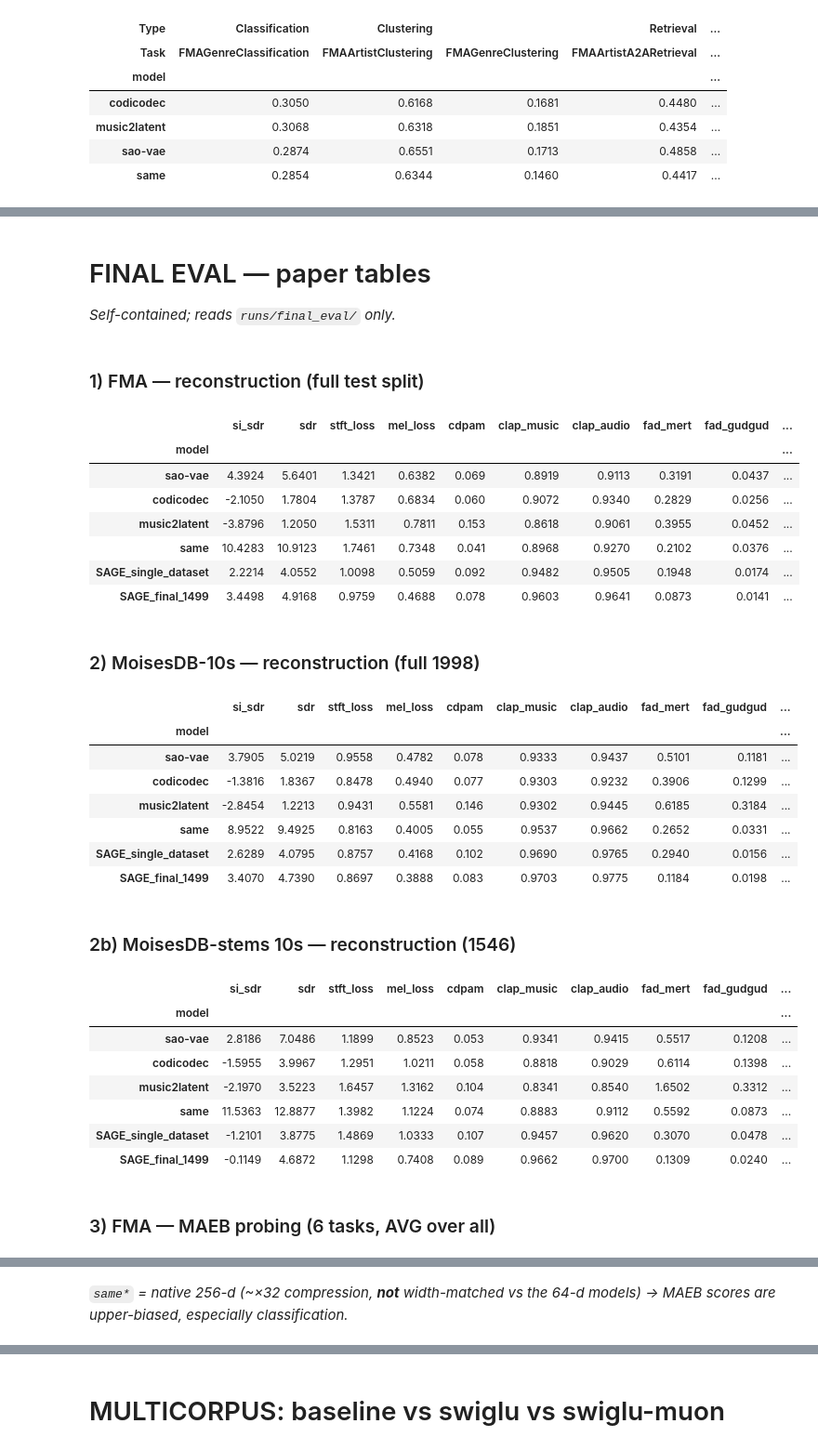
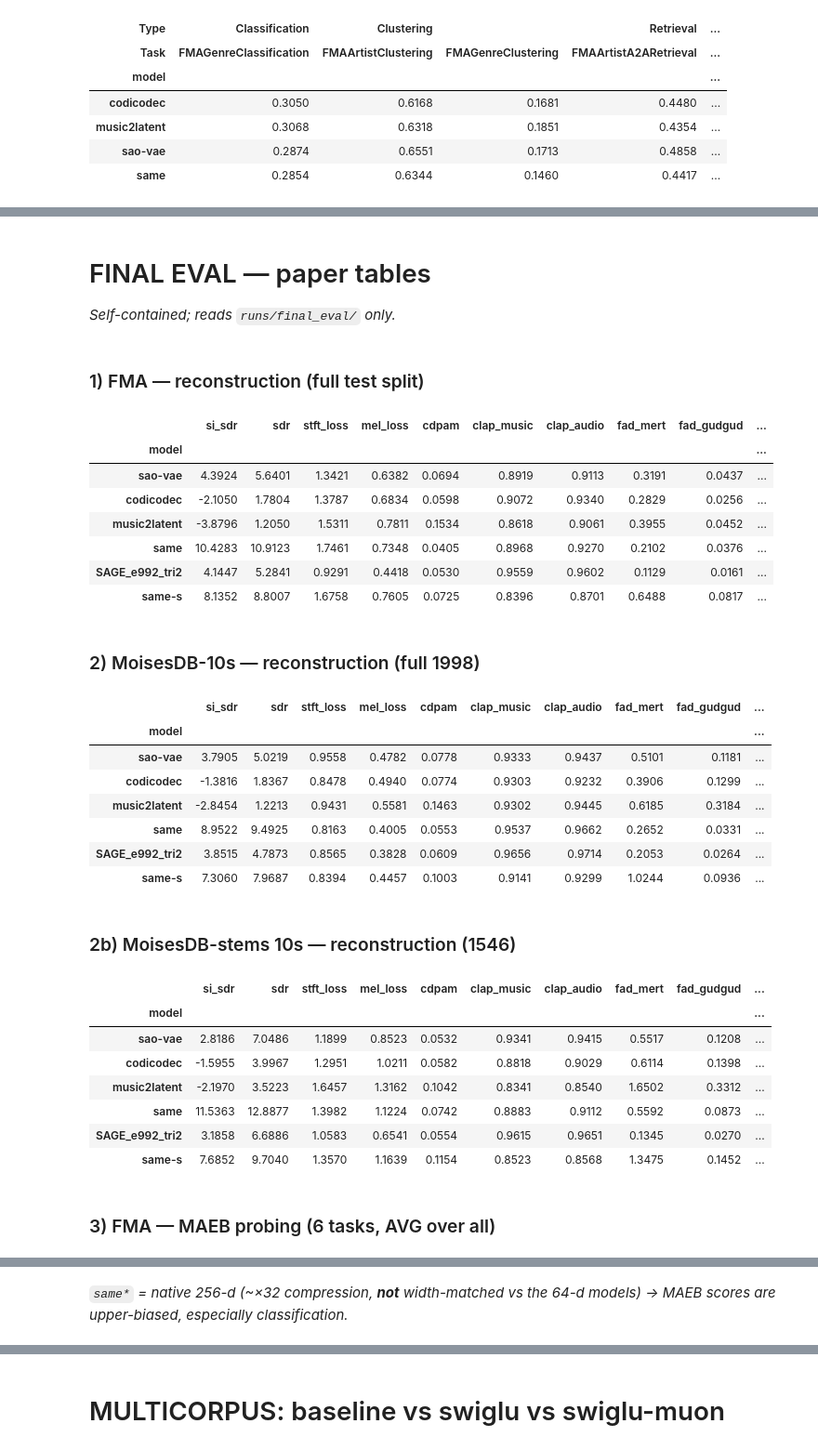
Before and after one commit to francescobrigante/SAGE, a Jupyter notebook: evaluation/results_viz.ipynb, the cells around one changed output, grey strips where cells are left out. Shown at 93% size. Drawn from its saved outputs; the diff is of its cells as text; code cells hidden in the pictures.

```diff
--- a/evaluation/results_viz.ipynb
+++ b/evaluation/results_viz.ipynb
@@ -826,7 +826,7 @@ for split in ["mixtures", "stems"]:
                     row[k] = float(np.mean(d[k])) if k in d and len(d[k]) else float("nan")
                 for k in SCALAR_SOTA:
                     row[k] = d.get(k, float("nan"))
-                row["n_files"] = len(d.get("si_sdr", []))
+                row["n_files"] = int(max((len(v) for v in d.values() if isinstance(v, np.ndarray)), default=0))
                 rows.append(row)
 
     if rows:
@@ -1027,7 +1027,7 @@ for display_name, root, subdir, tag in MODELS_10S:
     model_dir = root / subdir
     d         = _load_recon_10s(model_dir) if model_dir.exists() else {}
     row       = {"model": display_name, "type": tag,
-                 "n_files": len(d.get("si_sdr", []))}
+                 "n_files": int(max((len(v) for v in d.values() if isinstance(v, np.ndarray)), default=0))}
     for k in PER_FILE_10S:
         row[k] = float(np.mean(d[k])) if k in d and len(d[k]) else float("nan")
     for k in SCALAR_10S:
@@ -1130,7 +1130,7 @@ if FT_INTERNAL_ROOT.exists():
     for p in dirs:
         d = _load_recon_ft(p)
         row = {"checkpoint": p.name, "epoch": _epoch_of(p.name),
-               "n_files": len(d.get("si_sdr", []))}
+               "n_files": int(max((len(v) for v in d.values() if isinstance(v, np.ndarray)), default=0))}
         for k in PER_FILE_FT:
             row[k] = float(np.mean(d[k])) if k in d and len(d[k]) else float("nan")
         for k in SCALAR_FT:
@@ -1213,13 +1213,12 @@ def _registry(tag):
         ("music2latent",        _BASE / "eval_sota_10s" / tag, "music2latent", "SOTA"),
         ("same",                _BASE / "eval_sota_10s" / tag, "same",         "SOTA"),
         ("sao-vae (SAO open)",  _BASE / "eval_sota_10s" / tag, "sao-vae",      "SOTA"),
-        ("SAGE_single_dataset", _BASE / "eval_swin_10s" / tag, "SAGE_e299",    "Ours"),
-        ("SAGE_final_1499",     _BASE / "eval_swin_10s" / tag, "SAGE_final_1499", "Ours"),
-        ("SAGE e1299 MULTICORPUS", _BASE / "eval_swin_10s" / tag, "FT_swiglu_ep359_e1299", "Ours"),
+        ("SAGE e992 tri2", _BASE / "eval_swin_10s" / tag, "SAGE_e992_tri2", "Ours"),
+        ("same-s",              _BASE / "eval_sota_10s" / tag, "same-s",       "SOTA"),
 
     ]
 
-PER_FILE_10S = ["si_sdr", "sdr", "stft_loss", "mel_loss", "clap_music", "clap_audio", "cdpam"]
+PER_FILE_10S = ["sdr", "stft_loss", "mel_loss", "cdpam", "clap_music", "clap_audio"]
 SCALAR_10S        = ["fad_mert", "fad_gudgud", "fad_pann"]
 HIGHER_BETTER_10S = {"si_sdr", "sdr", "clap_music", "clap_audio"}
 ALL_METRICS_10S   = PER_FILE_10S + SCALAR_10S
@@ -1238,7 +1237,7 @@ for title, tag in DATASETS:
     for display_name, root, subdir, typ in _registry(tag):
         mdir = root / subdir
         d    = _load_recon_10s(mdir) if mdir.exists() else {}
-        row  = {"model": display_name, "type": typ, "n_files": len(d.get("si_sdr", []))}
+        row  = {"model": display_name, "type": typ, "n_files": int(max((len(v) for v in d.values() if isinstance(v, np.ndarray)), default=0))}
         for k in PER_FILE_10S: row[k] = float(np.mean(d[k])) if k in d and len(d[k]) else float("nan")
         for k in SCALAR_10S:   row[k] = d.get(k, float("nan"))
         rows.append(row)
@@ -1282,9 +1279,13 @@ import numpy as np, pandas as pd
 from IPython.display import display, Markdown
 
 FE = Path("../runs/final_eval")
-MODELS = ["sao-vae", "codicodec", "music2latent", "same", "SAGE_single_dataset", "SAGE_final_1499"]
+MODELS = ["sao-vae", "codicodec", "music2latent", "same",
+        #    "SAGE_single_dataset", "SAGE_final_1499",
+          "SAGE_e992_tri2", "same-s"]
 
-def _recon_subdir(m):  return "SAGE_e299" if m == "SAGE_single_dataset" else m   # e299=single-dataset; SAGE_final_1499→itself
+_RECON_DIR = {"SAGE_single_dataset": "SAGE_e299",
+              "SAGE_e1137_tri2": "FT_A_mrstft_sd_e1137_tri2"}
+def _recon_subdir(m):  return _RECON_DIR.get(m, m)
 def _maeb_root(m):     return FE / "maeb" / ("maeb_sage" if m == "SAGE_single_dataset" else f"maeb_{m}")
 def _maeb_label(m):    return "same*" if m == "same" else m               # 256-d caveat marker
 
@@ -1339,7 +1340,7 @@ def recon_table(root: Path, title: str):
                 row[k] = float(np.mean(arr)) if len(arr) > 0 else float("nan")
 
             for k in SCALAR:  row[k] = d.get(k, float("nan"))
-            row["n_files"] = int(len(d.get("si_sdr", [])))
+            row["n_files"] = int(max((len(v) for v in d.values() if isinstance(v, np.ndarray)), default=0))
             it = d.get("_infer", np.array([]))
             if len(it):
                 row["infer_ms/file"] = float(np.median(it)) * 1e3
@@ -1357,7 +1358,7 @@ def recon_table(root: Path, title: str):
         if fin.empty: return [""] * len(s)
         best = fin.min() if s.name in lower else fin.max()
         return ["font-weight:bold;color:#00cc66" if (pd.notna(v) and v == best) else "" for v in s]
-    fmt = {**{c: "{:.4f}" for c in PERFILE + SCALAR}, "cdpam": "{:.3f}",
+    fmt = {**{c: "{:.4f}" for c in PERFILE + SCALAR}, "cdpam": "{:.4f}",
            "n_files": "{:.0f}", "infer_ms/file": "{:.1f}", "RTF": "{:.3f}"}
     display(Markdown(f"### {title}"))
     display(df.style.apply(hl).format(fmt, na_rep="—"))
@@ -1399,57 +1400,57 @@ def maeb_table(tasks, core, title, note=None):
         fin = [v for v in (data[m].get(t) for t in core) if v is not None]
         r.append(sum(fin) / len(core) if core else float("nan"))
         rows.append(r)
     df = pd.DataFrame(rows, index=[_maeb_label(m) for m in MODELS], columns=tasks + ["AVG"])
     def hl(s):
         fin = s[s.notna()]
         if fin.empty: return [""] * len(s)
         best = fin.max()
         return ["font-weight:bold;color:#4C72B0" if (pd.notna(v) and v == best) else "" for v in s]
     display(Markdown(f"### {title}"))
     display(df.style.apply(hl, axis=0).format("{:.4f}", na_rep="—"))
     if note: display(Markdown(note))
     return df
 
 # ---------- render ----------
 display(Markdown("# FINAL EVAL — paper tables  \n_Self-contained; reads `runs/final_eval/` only._"))
 recon_fma  = recon_table(FE / "recon_fma",            "1) FMA — reconstruction (full test split)")
 recon_mois = recon_table(FE / "recon_moisesdb_10s",  "2) MoisesDB-10s — reconstruction (full 1998)")
 recon_stems = recon_table(FE / "recon_moisesdb_stems_10s", "2b) MoisesDB-stems 10s — reconstruction (1546)")
 _NOTE = ("*`same*` = native 256-d (~×32 compression, **not** width-matched vs the 64-d models) "
          "→ MAEB scores are upper-biased, especially classification.*")
 maeb_fma   = maeb_table(CORE_FMA, CORE_FMA, "3) FMA — MAEB probing (6 tasks, AVG over all)", _NOTE)
 maeb_mois  = maeb_table(MOIS, MOIS,          "4) MoisesDB 30s — MAEB probing (7 tasks, AVG over all)", _NOTE)
 maeb_music = maeb_table(MAEB_MUSIC, MAEB_MUSIC, "5) Upstream MAEB music — original datasets (6 tasks, AVG over all)", _NOTE)
 # %% [output]
 # FINAL EVAL — paper tables
 _Self-contained; reads `runs/final_eval/` only._
 ### 1) FMA — reconstruction (full test split)
 |  | si_sdr | sdr | stft_loss | mel_loss | cdpam | clap_music | clap_audio | fad_mert | fad_gudgud | ... |
 | model |  |  |  |  |  |  |  |  |  | ... |
-| sao-vae | 4.3924 | 5.6401 | 1.3421 | 0.6382 | 0.069 | 0.8919 | 0.9113 | 0.3191 | 0.0437 | ... |
-| codicodec | -2.1050 | 1.7804 | 1.3787 | 0.6834 | 0.060 | 0.9072 | 0.9340 | 0.2829 | 0.0256 | ... |
-| music2latent | -3.8796 | 1.2050 | 1.5311 | 0.7811 | 0.153 | 0.8618 | 0.9061 | 0.3955 | 0.0452 | ... |
-| same | 10.4283 | 10.9123 | 1.7461 | 0.7348 | 0.041 | 0.8968 | 0.9270 | 0.2102 | 0.0376 | ... |
-| SAGE_single_dataset | 2.2214 | 4.0552 | 1.0098 | 0.5059 | 0.092 | 0.9482 | 0.9505 | 0.1948 | 0.0174 | ... |
-| SAGE_final_1499 | 3.4498 | 4.9168 | 0.9759 | 0.4688 | 0.078 | 0.9603 | 0.9641 | 0.0873 | 0.0141 | ... |
+| sao-vae | 4.3924 | 5.6401 | 1.3421 | 0.6382 | 0.0694 | 0.8919 | 0.9113 | 0.3191 | 0.0437 | ... |
+| codicodec | -2.1050 | 1.7804 | 1.3787 | 0.6834 | 0.0598 | 0.9072 | 0.9340 | 0.2829 | 0.0256 | ... |
+| music2latent | -3.8796 | 1.2050 | 1.5311 | 0.7811 | 0.1534 | 0.8618 | 0.9061 | 0.3955 | 0.0452 | ... |
+| same | 10.4283 | 10.9123 | 1.7461 | 0.7348 | 0.0405 | 0.8968 | 0.9270 | 0.2102 | 0.0376 | ... |
+| SAGE_e992_tri2 | 4.1447 | 5.2841 | 0.9291 | 0.4418 | 0.0530 | 0.9559 | 0.9602 | 0.1129 | 0.0161 | ... |
+| same-s | 8.1352 | 8.8007 | 1.6758 | 0.7605 | 0.0725 | 0.8396 | 0.8701 | 0.6488 | 0.0817 | ... |
 ### 2) MoisesDB-10s — reconstruction (full 1998)
 |  | si_sdr | sdr | stft_loss | mel_loss | cdpam | clap_music | clap_audio | fad_mert | fad_gudgud | ... |
 | model |  |  |  |  |  |  |  |  |  | ... |
-| sao-vae | 3.7905 | 5.0219 | 0.9558 | 0.4782 | 0.078 | 0.9333 | 0.9437 | 0.5101 | 0.1181 | ... |
-| codicodec | -1.3816 | 1.8367 | 0.8478 | 0.4940 | 0.077 | 0.9303 | 0.9232 | 0.3906 | 0.1299 | ... |
-| music2latent | -2.8454 | 1.2213 | 0.9431 | 0.5581 | 0.146 | 0.9302 | 0.9445 | 0.6185 | 0.3184 | ... |
-| same | 8.9522 | 9.4925 | 0.8163 | 0.4005 | 0.055 | 0.9537 | 0.9662 | 0.2652 | 0.0331 | ... |
-| SAGE_single_dataset | 2.6289 | 4.0795 | 0.8757 | 0.4168 | 0.102 | 0.9690 | 0.9765 | 0.2940 | 0.0156 | ... |
-| SAGE_final_1499 | 3.4070 | 4.7390 | 0.8697 | 0.3888 | 0.083 | 0.9703 | 0.9775 | 0.1184 | 0.0198 | ... |
+| sao-vae | 3.7905 | 5.0219 | 0.9558 | 0.4782 | 0.0778 | 0.9333 | 0.9437 | 0.5101 | 0.1181 | ... |
+| codicodec | -1.3816 | 1.8367 | 0.8478 | 0.4940 | 0.0774 | 0.9303 | 0.9232 | 0.3906 | 0.1299 | ... |
+| music2latent | -2.8454 | 1.2213 | 0.9431 | 0.5581 | 0.1463 | 0.9302 | 0.9445 | 0.6185 | 0.3184 | ... |
+| same | 8.9522 | 9.4925 | 0.8163 | 0.4005 | 0.0553 | 0.9537 | 0.9662 | 0.2652 | 0.0331 | ... |
+| SAGE_e992_tri2 | 3.8515 | 4.7873 | 0.8565 | 0.3828 | 0.0609 | 0.9656 | 0.9714 | 0.2053 | 0.0264 | ... |
+| same-s | 7.3060 | 7.9687 | 0.8394 | 0.4457 | 0.1003 | 0.9141 | 0.9299 | 1.0244 | 0.0936 | ... |
 ### 2b) MoisesDB-stems 10s — reconstruction (1546)
 |  | si_sdr | sdr | stft_loss | mel_loss | cdpam | clap_music | clap_audio | fad_mert | fad_gudgud | ... |
 | model |  |  |  |  |  |  |  |  |  | ... |
-| sao-vae | 2.8186 | 7.0486 | 1.1899 | 0.8523 | 0.053 | 0.9341 | 0.9415 | 0.5517 | 0.1208 | ... |
-| codicodec | -1.5955 | 3.9967 | 1.2951 | 1.0211 | 0.058 | 0.8818 | 0.9029 | 0.6114 | 0.1398 | ... |
-| music2latent | -2.1970 | 3.5223 | 1.6457 | 1.3162 | 0.104 | 0.8341 | 0.8540 | 1.6502 | 0.3312 | ... |
-| same | 11.5363 | 12.8877 | 1.3982 | 1.1224 | 0.074 | 0.8883 | 0.9112 | 0.5592 | 0.0873 | ... |
-| SAGE_single_dataset | -1.2101 | 3.8775 | 1.4869 | 1.0333 | 0.107 | 0.9457 | 0.9620 | 0.3070 | 0.0478 | ... |
-| SAGE_final_1499 | -0.1149 | 4.6872 | 1.1298 | 0.7408 | 0.089 | 0.9662 | 0.9700 | 0.1309 | 0.0240 | ... |
+| sao-vae | 2.8186 | 7.0486 | 1.1899 | 0.8523 | 0.0532 | 0.9341 | 0.9415 | 0.5517 | 0.1208 | ... |
+| codicodec | -1.5955 | 3.9967 | 1.2951 | 1.0211 | 0.0582 | 0.8818 | 0.9029 | 0.6114 | 0.1398 | ... |
+| music2latent | -2.1970 | 3.5223 | 1.6457 | 1.3162 | 0.1042 | 0.8341 | 0.8540 | 1.6502 | 0.3312 | ... |
+| same | 11.5363 | 12.8877 | 1.3982 | 1.1224 | 0.0742 | 0.8883 | 0.9112 | 0.5592 | 0.0873 | ... |
+| SAGE_e992_tri2 | 3.1858 | 6.6886 | 1.0583 | 0.6541 | 0.0554 | 0.9615 | 0.9651 | 0.1345 | 0.0270 | ... |
+| same-s | 7.6852 | 9.7040 | 1.3570 | 1.1639 | 0.1154 | 0.8523 | 0.8568 | 1.3475 | 0.1452 | ... |
 ### 3) FMA — MAEB probing (6 tasks, AVG over all)
 |  | FMAGenreClassification | FMAGenreClustering | FMAArtistClustering | FMAArtistA2ARetrieval | ... |
 | sao-vae | 0.2874 | 0.1713 | 0.6551 | 0.4858 | ... |
```
Also changed, not shown: parts of 8 cells of this notebook, 42 other files.
